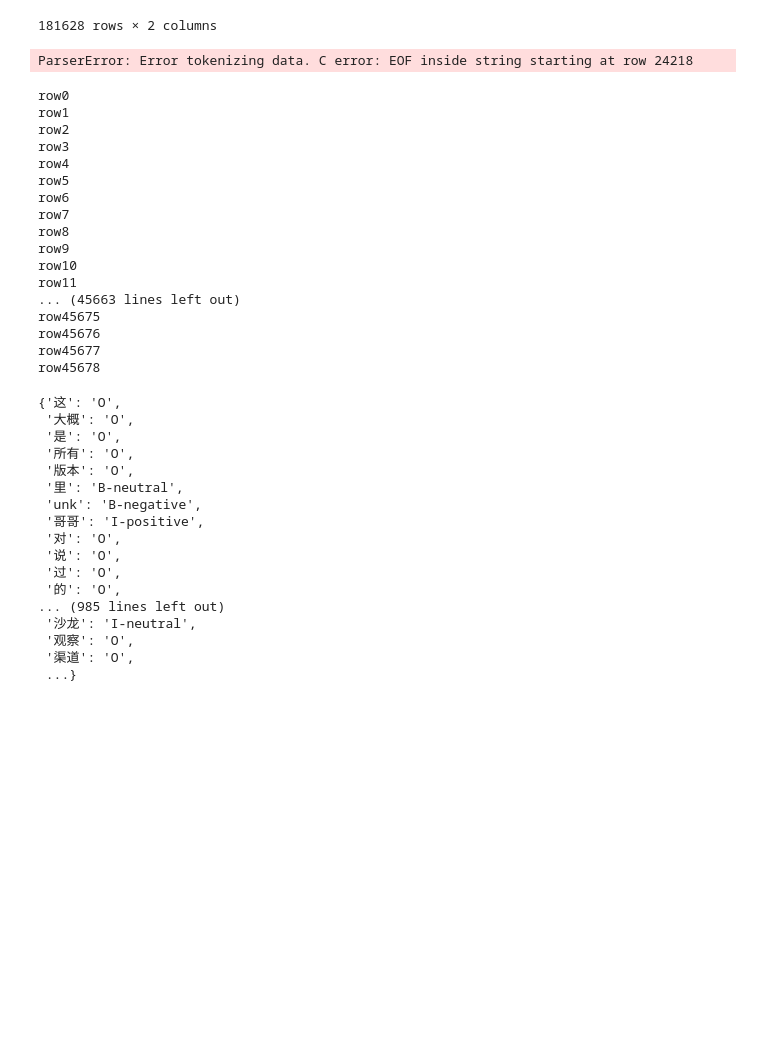
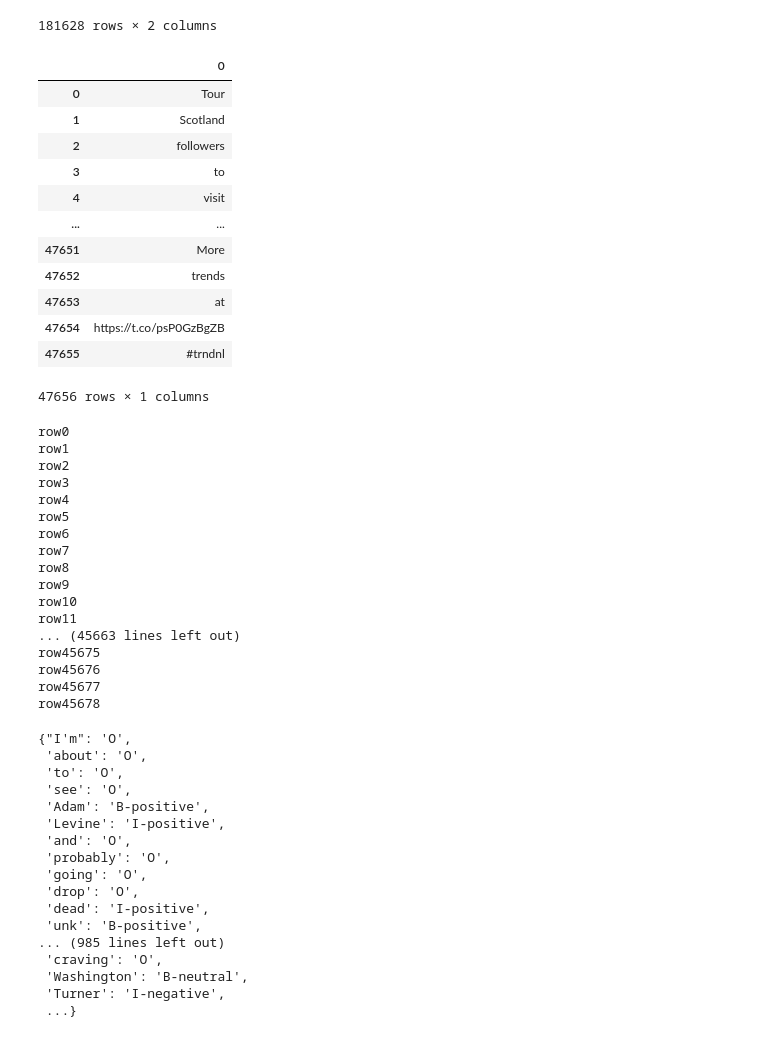
Before and after one commit to BillioJeverson/MachineLearning-01.112, a Jupyter notebook: ML/Project/Project .ipynb, the cells around one changed output. Cells and saved outputs as stored; diff of their text form; code cells hidden in the pictures; blank space fills up the shorter version.

```diff
--- a/ML/Project/Project .ipynb
+++ b/ML/Project/Project .ipynb
@@ -19,11 +19,23 @@ pd.read_csv(r"C:\Users\user\Documents\ML\Project\EN\train",delimiter=" ",header
 | 181627 | ... | O |
 181628 rows × 2 columns
 # %%
-df = pd.read_csv(r"C:\Users\user\Documents\ML\Project\SG\SG\train",delimiter=" ",header = None)
-dfTest = pd.read_csv(r"C:\Users\user\Documents\ML\Project\SG\SG\dev.in",delimiter=" ",header = None)
+df = pd.read_csv(r"C:\Users\user\Documents\MachineLearning01.112\MachineLearning-01.112\ML\Project\SG\SG\train",delimiter=" ",header = None)
+dfTest = pd.read_fwf(r"C:\Users\user\Documents\MachineLearning01.112\MachineLearning-01.112\ML\Project\SG\SG\dev.in",sep=" ",header = None)
 dfTest
 # %% [output]
+|  | 0 |
+| 0 | Tour |
+| 1 | Scotland |
+| 2 | followers |
+| 3 | to |
+| 4 | visit |
+| ... | ... |
+| 47651 | More |
+| 47652 | trends |
+| 47653 | at |
+| 47654 | https://t.co/psP0GzBgZB |
+| 47655 | #trndnl |
-ParserError: Error tokenizing data. C error: EOF inside string starting at row 24218
+47656 rows × 1 columns
 # %%
 def emission(x,y,df):
     #uniqueLabels= df[1].unique()
@@ -92,22 +104,22 @@ row45675
 row45676
 row45677
 row45678
-{'这': 'O',
- '大概': 'O',
- '是': 'O',
- '所有': 'O',
- '版本': 'O',
- '里': 'B-neutral',
- 'unk': 'B-negative',
- '哥哥': 'I-positive',
- '对': 'O',
- '说': 'O',
- '过': 'O',
- '的': 'O',
+{"I'm": 'O',
+ 'about': 'O',
+ 'to': 'O',
+ 'see': 'O',
+ 'Adam': 'B-positive',
+ 'Levine': 'I-positive',
+ 'and': 'O',
+ 'probably': 'O',
+ 'going': 'O',
+ 'drop': 'O',
+ 'dead': 'I-positive',
+ 'unk': 'B-positive',
 ... (985 lines left out)
- '沙龙': 'I-neutral',
- '观察': 'O',
- '渠道': 'O',
+ 'craving': 'O',
+ 'Washington': 'B-neutral',
+ 'Turner': 'I-negative',
  ...}
 # %%
 d = predicted
```
Also changed, not shown: parts of 3 cells of this notebook, 4 other files.
